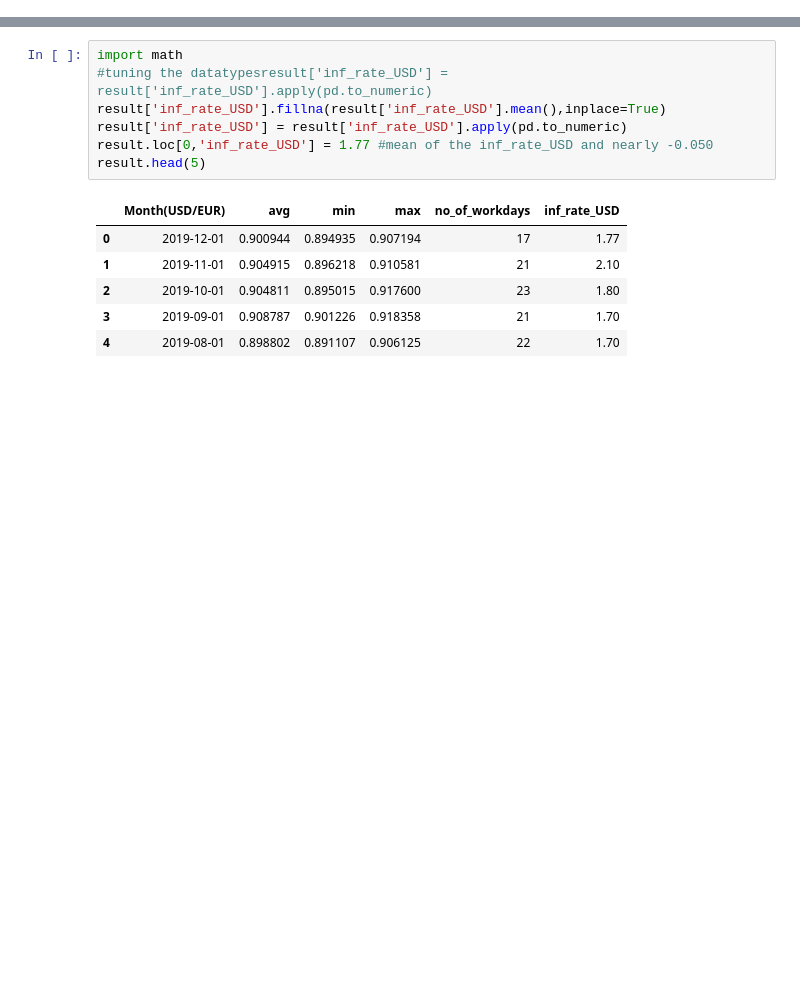
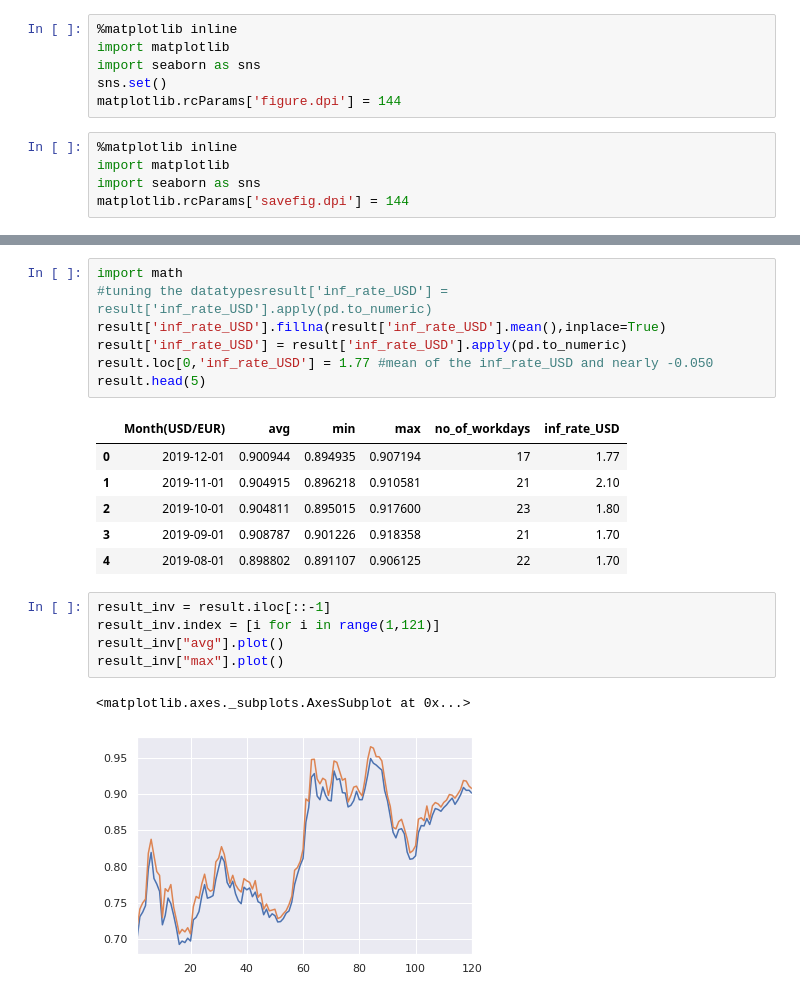
Before and after one commit to AjayanN/forex_time_series_clean_and_plot, a Jupyter notebook: first_proj_on_forex.ipynb, the cells around one changed output, grey strips where cells are left out. Saved outputs shown, nothing was run; the diff lists cells and outputs as text; blank space fills up the shorter version.

```diff
--- a/first_proj_on_forex.ipynb
+++ b/first_proj_on_forex.ipynb
@@ -3,6 +3,17 @@
 # %%
 from bs4 import BeautifulSoup
 import numpy as np
+# %%
+%matplotlib inline
+import matplotlib
+import seaborn as sns
+sns.set()
+matplotlib.rcParams['figure.dpi'] = 144
+# %%
+%matplotlib inline
+import matplotlib
+import seaborn as sns
+matplotlib.rcParams['savefig.dpi'] = 144
 # %%
 import pandas as pd
 import requests
@@ -186,3 +197,11 @@ result.head(5)
 | 2 | 2019-10-01 | 0.904811 | 0.895015 | 0.917600 | 23 | 1.80 |
 | 3 | 2019-09-01 | 0.908787 | 0.901226 | 0.918358 | 21 | 1.70 |
 | 4 | 2019-08-01 | 0.898802 | 0.891107 | 0.906125 | 22 | 1.70 |
+# %%
+result_inv = result.iloc[::-1]
+result_inv.index = [i for i in range(1,121)]
+result_inv["avg"].plot()
+result_inv["max"].plot()
+# %% [output]
+<matplotlib.axes._subplots.AxesSubplot at 0x...>
+[figure, added]
```
